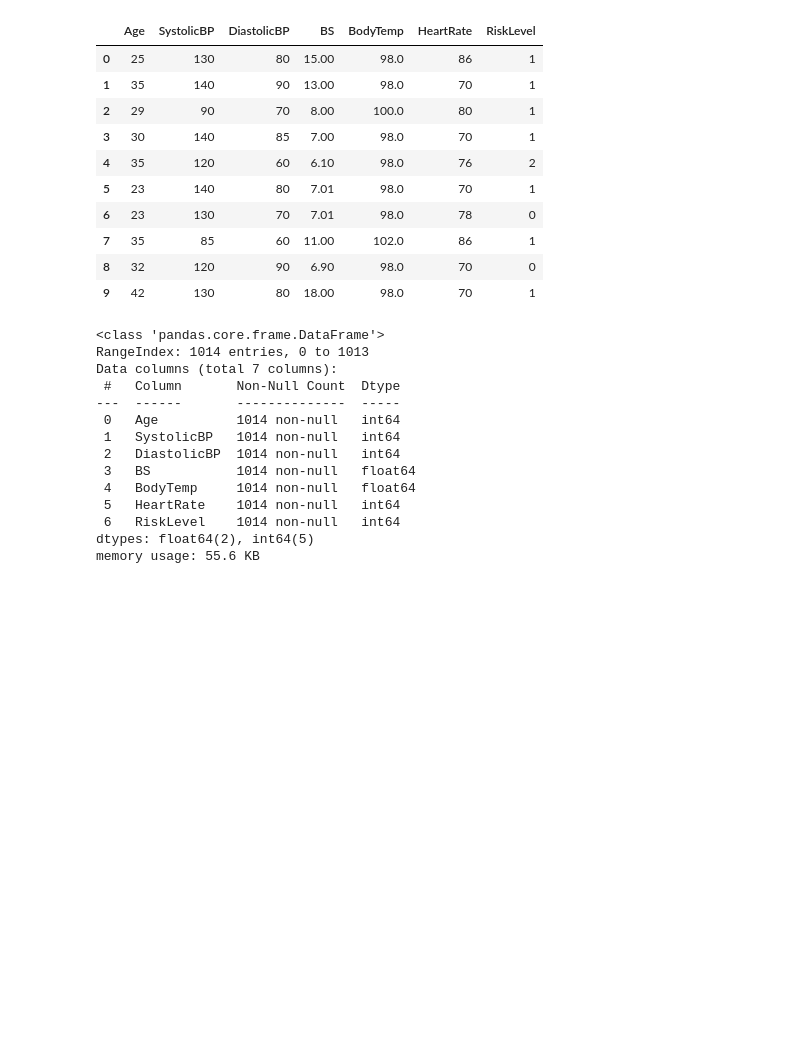
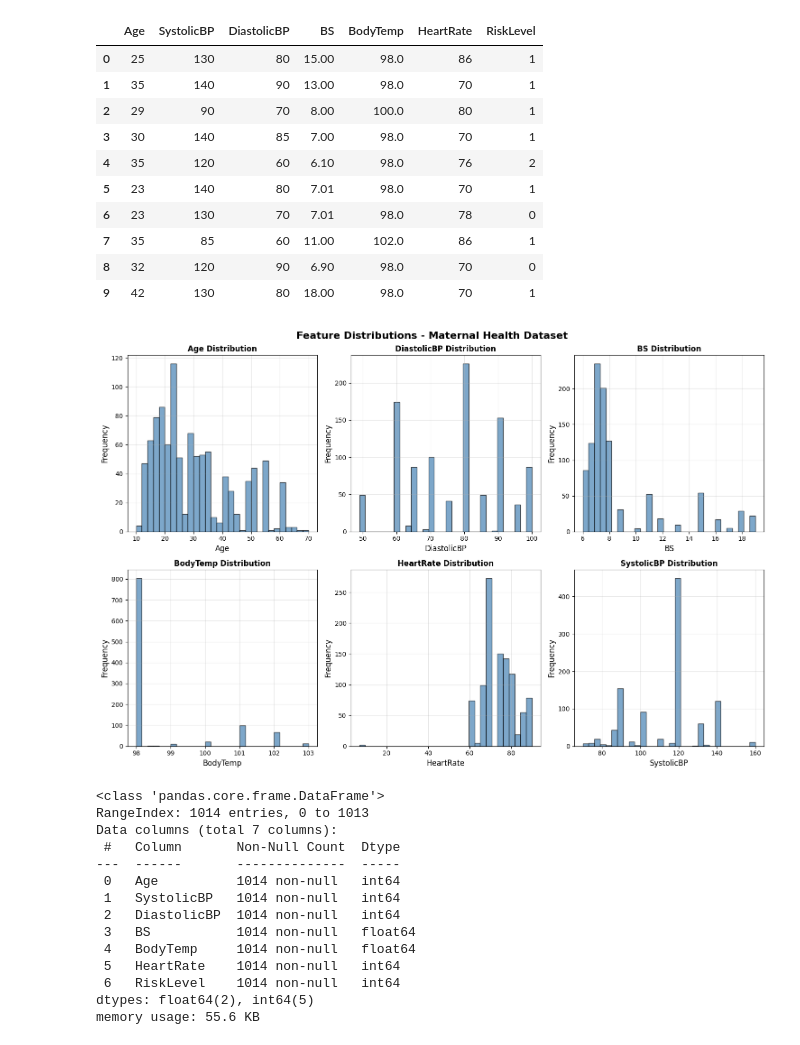
Before and after one commit to BirasaDivine/Maternal_Health_Risk_Mobile-App-Regression, a Jupyter notebook: MobileApp_Regression_Analysis.ipynb, the cells around one changed output. Saved outputs shown, nothing was run; the diff lists cells and outputs as text; code cells hidden in the pictures; blank space fills up the shorter version.

Commit message:
added feature visualization

```diff
--- a/MobileApp_Regression_Analysis.ipynb
+++ b/MobileApp_Regression_Analysis.ipynb
@@ -109,6 +109,34 @@ data.head(10)
 | 7 | 35 | 85 | 60 | 11.00 | 102.0 | 86 | 1 |
 | 8 | 32 | 120 | 90 | 6.90 | 98.0 | 70 | 0 |
 | 9 | 42 | 130 | 80 | 18.00 | 98.0 | 70 | 1 |
+# %%
+import matplotlib.pyplot as plt
+import seaborn as sns
+
+fig, axes = plt.subplots(2, 3, figsize=(15, 10))
+fig.suptitle('Feature Distributions - Maternal Health Dataset',
+             fontsize=16, fontweight='bold')
+
+features = ['Age', 'DiastolicBP', 'BS', 'BodyTemp', 'HeartRate', 'SystolicBP']
+
+for idx, feature in enumerate(features):
+    row = idx // 3
+    col = idx % 3
+    ax = axes[row, col]
+
+    # Histogram with KDE
+    ax.hist(data[feature], bins=30, alpha=0.7, color='steelblue', edgecolor='black')
+    ax.set_xlabel(feature, fontsize=12)
+    ax.set_ylabel('Frequency', fontsize=12)
+    ax.set_title(f'{feature} Distribution', fontweight='bold')
+    ax.grid(True, alpha=0.3)
+
+plt.tight_layout()
+# SAVE the figure
+plt.savefig("feature_distributions.png", dpi=300, bbox_inches='tight')
+plt.show()
+# %% [output]
+[figure, added]
 # %%
 data.info()
 # %% [output]
```
Also changed, not shown: parts of 9 cells of this notebook.
